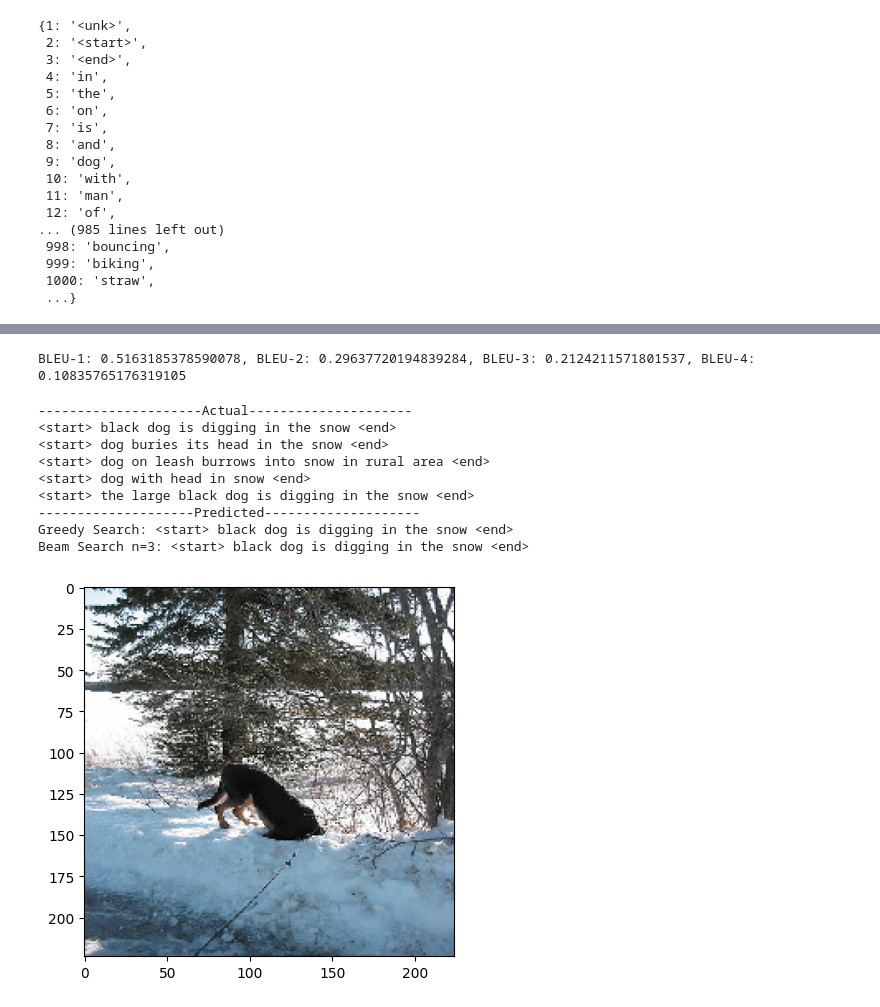
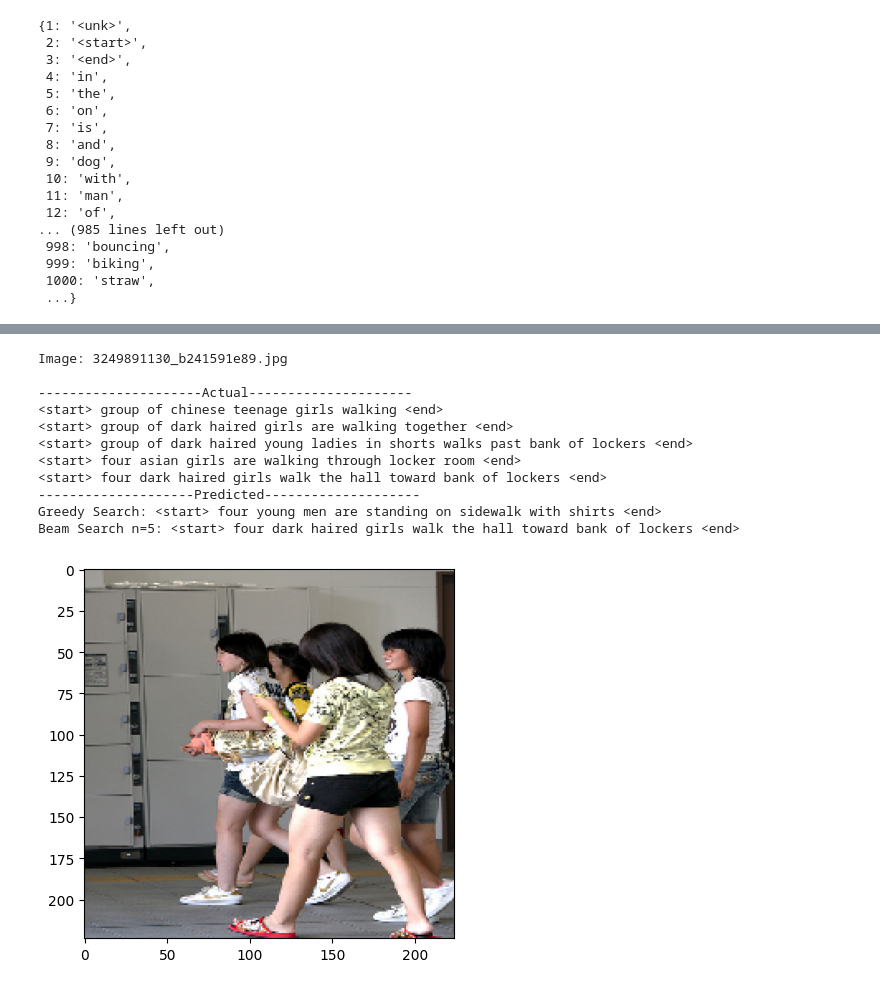
Before and after one commit to bhavanvir/Image-Captioner, a Jupyter notebook: main.ipynb, the cells around one changed output, grey strips where cells are left out. Cells and saved outputs as stored; diff of their text form; code cells hidden in the pictures.

Commit message:
Further improved model performance + random stylistic changes

```diff
--- a/main.ipynb
+++ b/main.ipynb
@@ -310,7 +311,7 @@ def greedy_search(model, img, tokenizer, max_length):
 
     return in_text
 # %%
-def beam_search(model, img_features, tokenizer, max_length, beam_width=3):
+def beam_search(model, img_features, tokenizer, max_length, beam_width=5):
     start_token = [tokenizer.word_index['<start>']]
     sequences = [[start_token, 0.0]]
 
@@ -370,21 +382,0 @@ KeyboardInterrupt:
-# %%
-actual, predicted = [], []
-for key in tqdm(X_test):
-    captions = mapping[key]
-
-    y_pred = greedy_search(model, features[key], tokenizer, max_length)
-
-    actual_captions = [caption.split() for caption in captions]
-    y_pred = y_pred.split()
-
-    actual.append(actual_captions)
-    predicted.append(y_pred)
-
-bleu1 = corpus_bleu(actual, predicted, weights=(1.0, 0, 0, 0))
-bleu2 = corpus_bleu(actual, predicted, weights=(0.5, 0.5, 0, 0))
-bleu3 = corpus_bleu(actual, predicted, weights=(0.3, 0.3, 0.3, 0))
-bleu4 = corpus_bleu(actual, predicted, weights=(0.25, 0.25, 0.25, 0.25))
-
-print(f"BLEU-1: {bleu1}, BLEU-2: {bleu2}, BLEU-3: {bleu3}, BLEU-4: {bleu4}")
-# %% [output]
-BLEU-1: 0.5163185378590078, BLEU-2: 0.29637720194839284, BLEU-3: 0.2124211571801537, BLEU-4: 0.10835765176319105
@@ -432,16 +399,21 @@ def generate_caption(img_name):
     print(f'Beam Search n={n}: {beam}')
 
     plt.imshow(img)
-# %%
-generate_caption("413231421_43833a11f5.jpg")
-# %% [output]
----------------------Actual---------------------
-<start> black dog is digging in the snow <end>
-<start> dog buries its head in the snow <end>
-<start> dog on leash burrows into snow in rural area <end>
-<start> dog with head in snow <end>
-<start> the large black dog is digging in the snow <end>
---------------------Predicted--------------------
-Greedy Search: <start> black dog is digging in the snow <end>
-Beam Search n=3: <start> black dog is digging in the snow <end>
-[figure, removed]
+# %%
+# Randomly select an image
+random_img = random.choice(os.listdir(os.path.join(os.getcwd(), 'Images')))
+print(f"Image: {random_img}\n")
+generate_caption(random_img)
+# %% [output]
+Image: 3249891130_b241591e89.jpg
+
+---------------------Actual---------------------
+<start> group of chinese teenage girls walking <end>
+<start> group of dark haired girls are walking together <end>
+<start> group of dark haired young ladies in shorts walks past bank of lockers <end>
+<start> four asian girls are walking through locker room <end>
+<start> four dark haired girls walk the hall toward bank of lockers <end>
+--------------------Predicted--------------------
+Greedy Search: <start> four young men are standing on sidewalk with shirts <end>
+Beam Search n=5: <start> four dark haired girls walk the hall toward bank of lockers <end>
+[figure, added]
```
Also changed, not shown: parts of 12 cells of this notebook, 3 other files.
